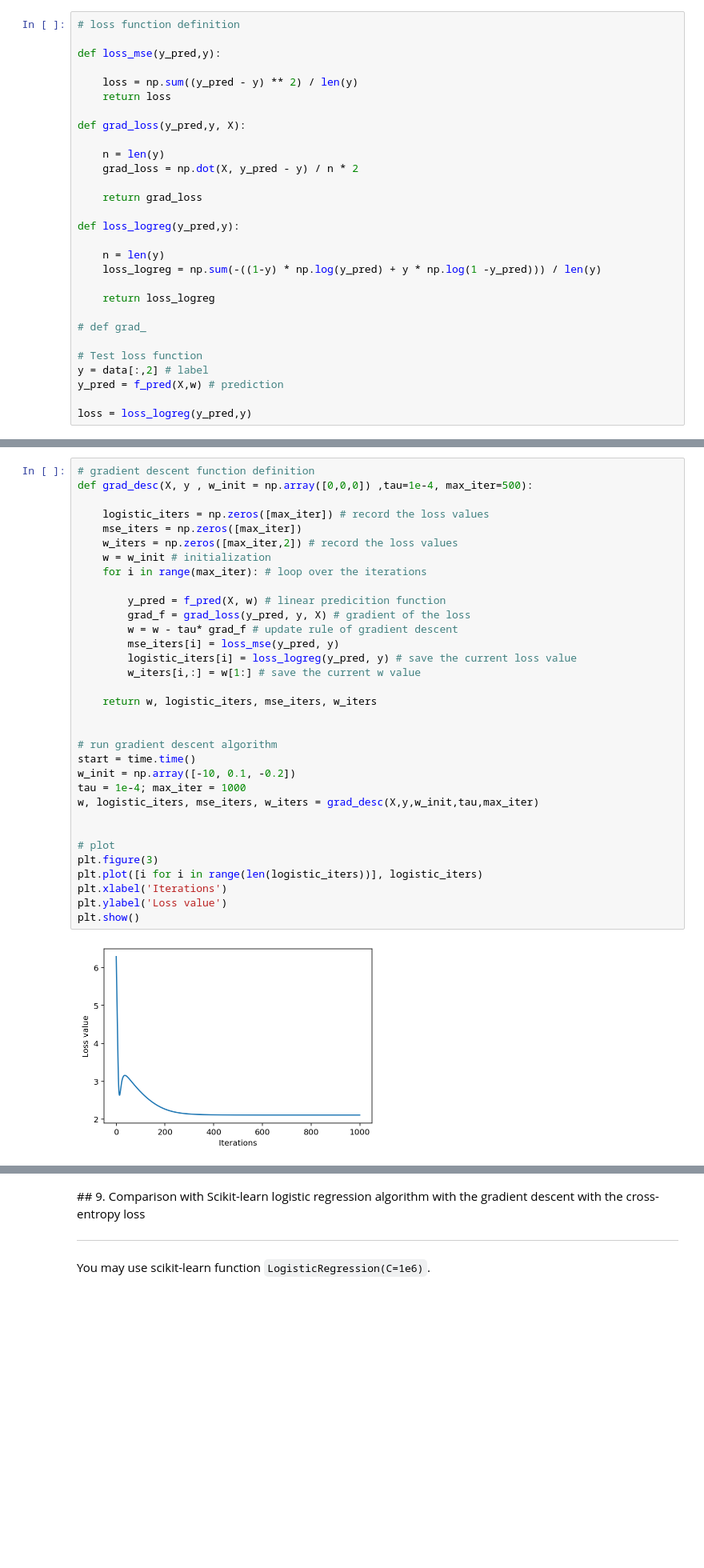
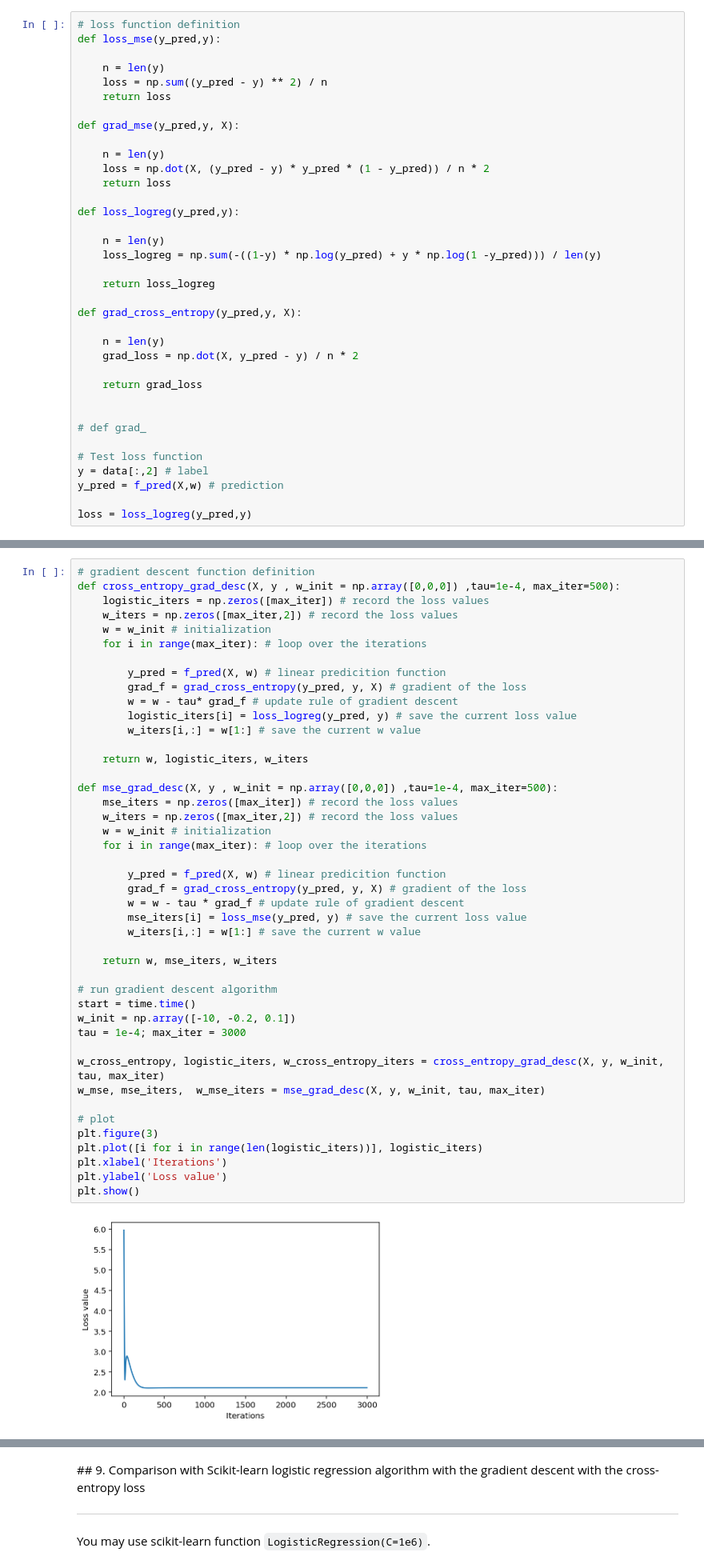
Before and after one commit to minjoong507/Machine-learning-project, a Jupyter notebook: 4week/notebook/assignment-04.ipynb, the cells around one changed output, grey strips where cells are left out. Shown at 80% size. Saved outputs shown, nothing was run; the diff lists cells and outputs as text; blank space fills up the shorter version.

Commit message:
mse, cross_entropy loss function 재정의

```diff
--- a/4week/notebook/assignment-04.ipynb
+++ b/4week/notebook/assignment-04.ipynb
@@ -259,18 +259,17 @@ $$
 #### Implement the vectorized version of the gradient of the classification loss function
 # %%
 # loss function definition
-
 def loss_mse(y_pred,y):
 
-    loss = np.sum((y_pred - y) ** 2) / len(y)
+    n = len(y)
+    loss = np.sum((y_pred - y) ** 2) / n
     return loss
 
-def grad_loss(y_pred,y, X):
+def grad_mse(y_pred,y, X):
 
     n = len(y)
-    grad_loss = np.dot(X, y_pred - y) / n * 2
-
-    return grad_loss
+    loss = np.dot(X, (y_pred - y) * y_pred * (1 - y_pred)) / n * 2
+    return loss
 
 def loss_logreg(y_pred,y):
 
@@ -279,6 +278,14 @@ def loss_logreg(y_pred,y):
 
     return loss_logreg
 
+def grad_cross_entropy(y_pred,y, X):
+
+    n = len(y)
+    grad_loss = np.dot(X, y_pred - y) / n * 2
+
+    return grad_loss
+
+
 # def grad_
 
 # Test loss function
@@ -303,39 +310,50 @@ $$
 #### Plot the loss values $L(w^k)$ w.r.t. iteration $k$ the number of iterations for the both loss functions.
 # %%
 # gradient descent function definition
-def grad_desc(X, y , w_init = np.array([0,0,0]) ,tau=1e-4, max_iter=500):
-
+def cross_entropy_grad_desc(X, y , w_init = np.array([0,0,0]) ,tau=1e-4, max_iter=500):
     logistic_iters = np.zeros([max_iter]) # record the loss values
-    mse_iters = np.zeros([max_iter])
     w_iters = np.zeros([max_iter,2]) # record the loss values
     w = w_init # initialization
     for i in range(max_iter): # loop over the iterations
 
         y_pred = f_pred(X, w) # linear predicition function
-        grad_f = grad_loss(y_pred, y, X) # gradient of the loss
+        grad_f = grad_cross_entropy(y_pred, y, X) # gradient of the loss
         w = w - tau* grad_f # update rule of gradient descent
-        mse_iters[i] = loss_mse(y_pred, y)
         logistic_iters[i] = loss_logreg(y_pred, y) # save the current loss value
         w_iters[i,:] = w[1:] # save the current w value
 
-    return w, logistic_iters, mse_iters, w_iters
+    return w, logistic_iters, w_iters
 
+def mse_grad_desc(X, y , w_init = np.array([0,0,0]) ,tau=1e-4, max_iter=500):
+    mse_iters = np.zeros([max_iter]) # record the loss values
+    w_iters = np.zeros([max_iter,2]) # record the loss values
+    w = w_init # initialization
+    for i in range(max_iter): # loop over the iterations
+
+        y_pred = f_pred(X, w) # linear predicition function
+        grad_f = grad_cross_entropy(y_pred, y, X) # gradient of the loss
+        w = w - tau * grad_f # update rule of gradient descent
+        mse_iters[i] = loss_mse(y_pred, y) # save the current loss value
+        w_iters[i,:] = w[1:] # save the current w value
+
+    return w, mse_iters, w_iters
 
 # run gradient descent algorithm
 start = time.time()
-w_init = np.array([-10, 0.1, -0.2])
-tau = 1e-4; max_iter = 1000
-w, logistic_iters, mse_iters, w_iters = grad_desc(X,y,w_init,tau,max_iter)
+w_init = np.array([-10, -0.2, 0.1])
+tau = 1e-4; max_iter = 3000
 
+w_cross_entropy, logistic_iters, w_cross_entropy_iters = cross_entropy_grad_desc(X, y, w_init, tau, max_iter)
+w_mse, mse_iters,  w_mse_iters = mse_grad_desc(X, y, w_init, tau, max_iter)
 
 # plot
 plt.figure(3)
 plt.plot([i for i in range(len(logistic_iters))], logistic_iters)
 plt.xlabel('Iterations')
 plt.ylabel('Loss value')
 plt.show()
 # %% [output]
-[figure, old version]
+[figure, new version]
 # %% [markdown]
 ## 8. Plot the decision boundary
 <hr>
```
Also changed, not shown: parts of 10 cells of this notebook.
